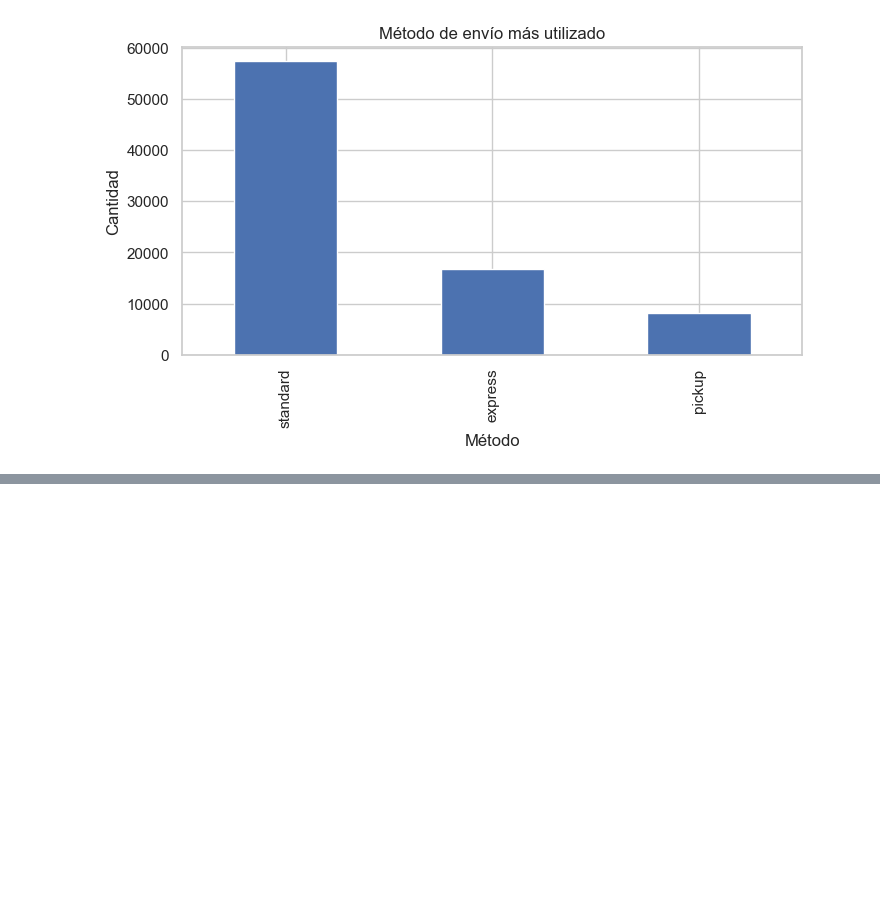
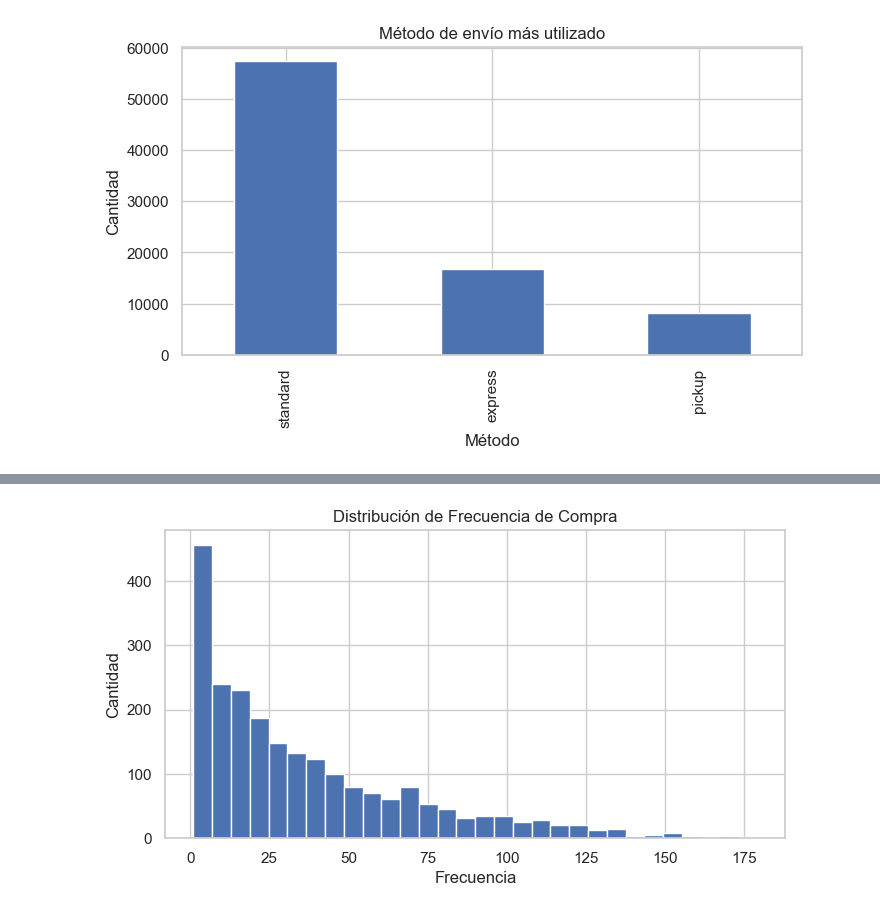
Before and after one commit to Jsilveira20/Gobierno-y-gestion, a Jupyter notebook: notebooks/Visualizaciones.ipynb, the cells around one changed output, grey strips where cells are left out. Saved outputs shown, nothing was run; the diff lists cells and outputs as text; code cells hidden in the pictures; blank space fills up the shorter version.

```diff
--- a/notebooks/Visualizaciones.ipynb
+++ b/notebooks/Visualizaciones.ipynb
@@ -70,0 +88,11 @@ KeyError: 'recency'
+# %%
+frequency = orders.groupby("client_id").size()
+
+plt.figure(figsize=(8,4))
+frequency.plot(kind="hist", bins=30)
+plt.title("Distribución de Frecuencia de Compra")
+plt.xlabel("Frecuencia")
+plt.ylabel("Cantidad")
+plt.show()
+# %% [output]
+[figure, added]
```
Also changed, not shown: parts of 18 cells of this notebook.
